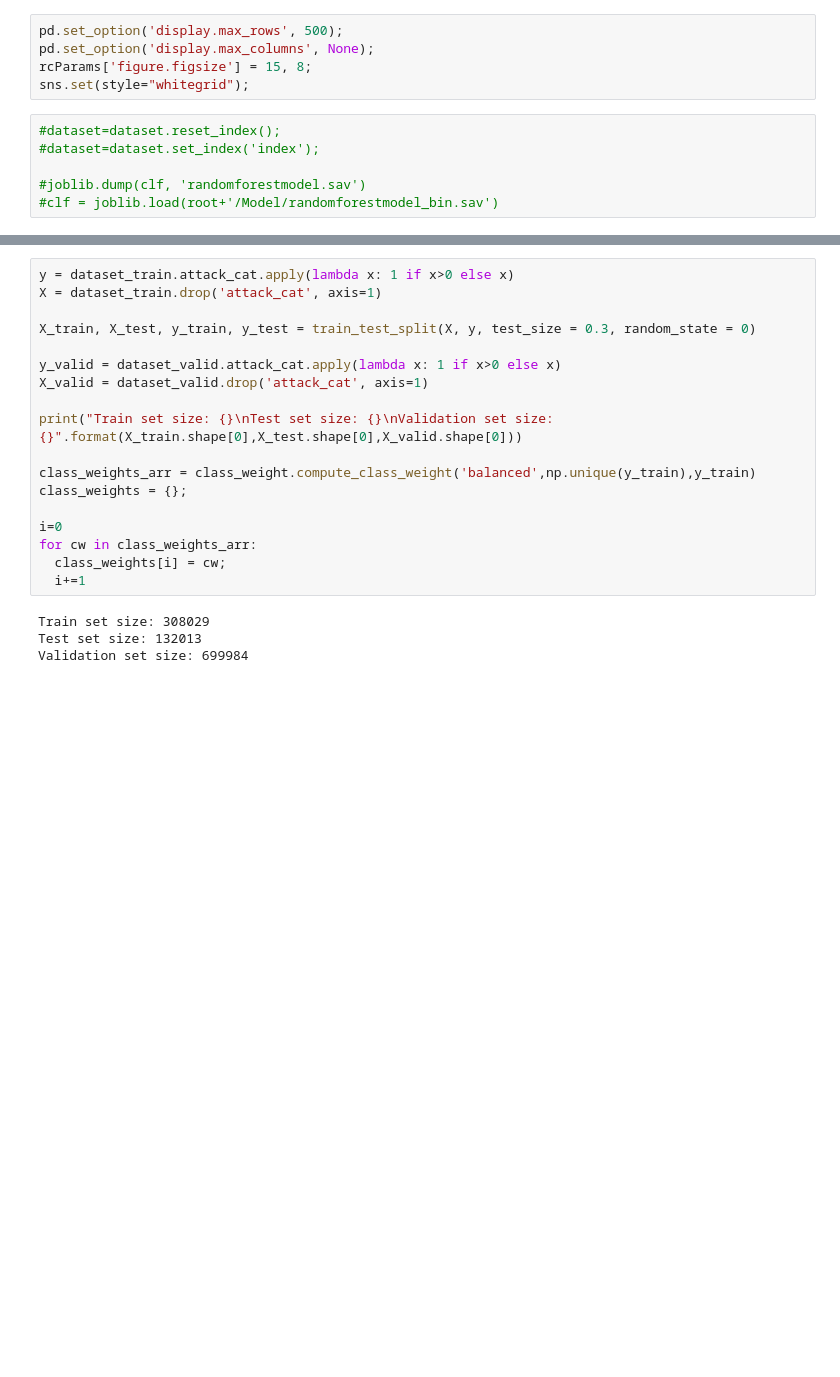
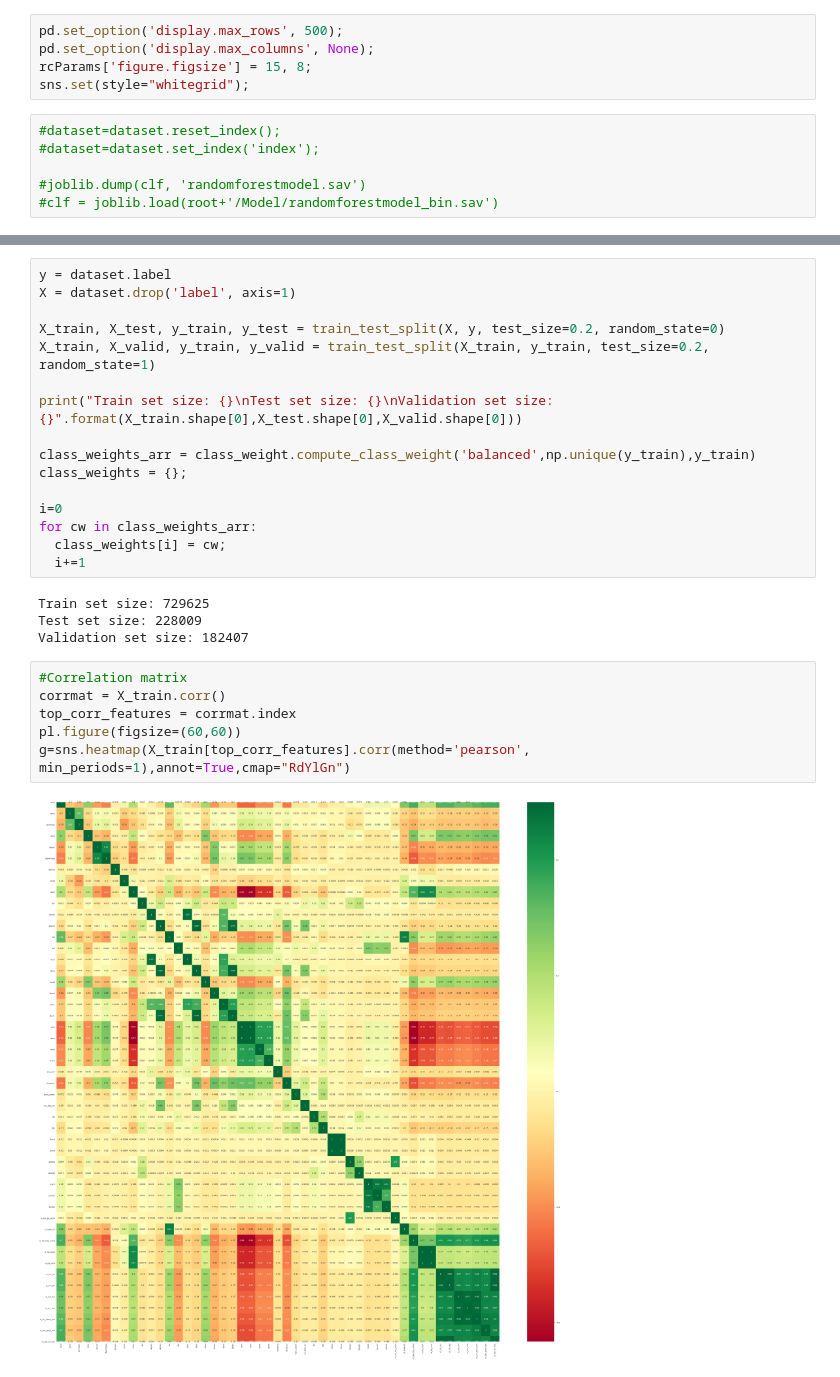
Before and after one commit to xcsengody/DP, a Jupyter notebook: xcsengody_models.ipynb, the cells around one changed output, grey strips where cells are left out. Cells and saved outputs as stored; diff of their text form; blank space fills up the shorter version.

```diff
--- a/xcsengody_models.ipynb
+++ b/xcsengody_models.ipynb
@@ -129,11 +232,9 @@ Number of features: 58
 # %%
-y = dataset_train.attack_cat.apply(lambda x: 1 if x>0 else x)
-X = dataset_train.drop('attack_cat', axis=1)
+y = dataset.label
+X = dataset.drop('label', axis=1)
 
-X_train, X_test, y_train, y_test = train_test_split(X, y, test_size = 0.3, random_state = 0)
-
-y_valid = dataset_valid.attack_cat.apply(lambda x: 1 if x>0 else x)
-X_valid = dataset_valid.drop('attack_cat', axis=1)
+X_train, X_test, y_train, y_test = train_test_split(X, y, test_size=0.2, random_state=0)
+X_train, X_valid, y_train, y_valid = train_test_split(X_train, y_train, test_size=0.2, random_state=1)
 
 print("Train set size: {}\nTest set size: {}\nValidation set size: {}".format(X_train.shape[0],X_test.shape[0],X_valid.shape[0]))
 
@@ -145,6 +246,14 @@ for cw in class_weights_arr:
   class_weights[i] = cw;
   i+=1
 # %% [output]
-Train set size: 308029
-Test set size: 132013
-Validation set size: 699984
+Train set size: 729625
+Test set size: 228009
+Validation set size: 182407
+# %%
+#Correlation matrix
+corrmat = X_train.corr()
+top_corr_features = corrmat.index
+pl.figure(figsize=(60,60))
+g=sns.heatmap(X_train[top_corr_features].corr(method='pearson', min_periods=1),annot=True,cmap="RdYlGn")
+# %% [output]
+[figure, added]
```
Also changed, not shown: parts of 40 cells of this notebook.
